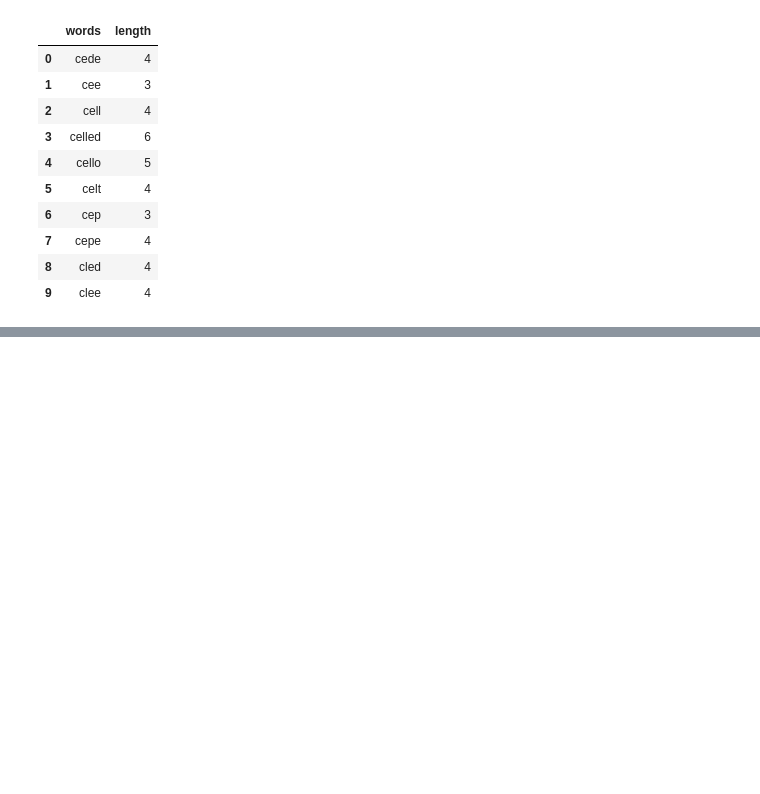
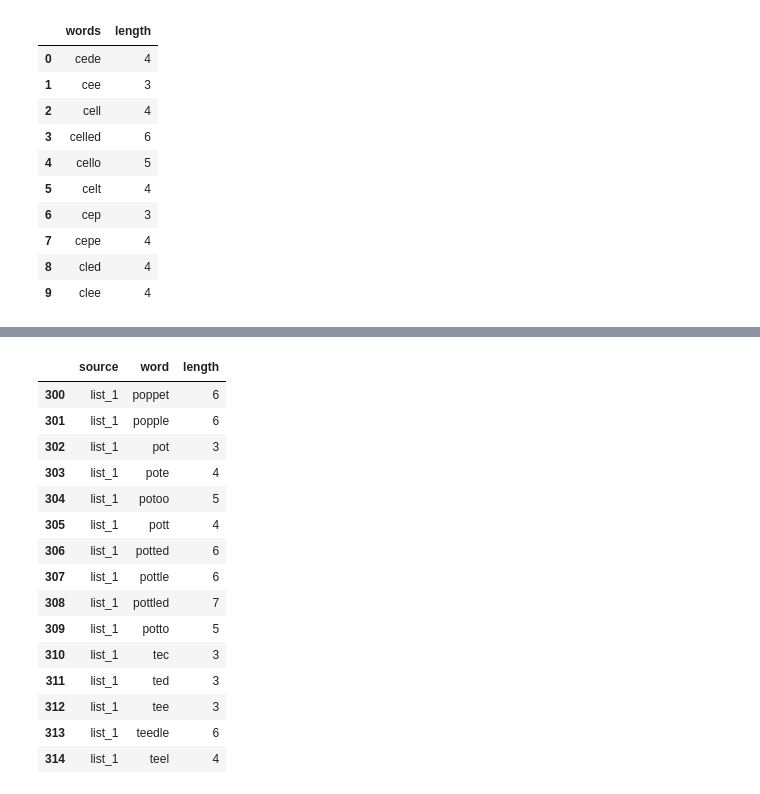
Before and after one commit to nate-walter/Words-From-The-Eye-Chart, a Jupyter notebook: Snellen_Words.ipynb, the cells around one changed output, grey strips where cells are left out. Drawn from its saved outputs; the diff is of its cells as text; code cells hidden in the pictures; blank space fills up the shorter version.

```diff
--- a/Snellen_Words.ipynb
+++ b/Snellen_Words.ipynb
@@ -241,7 +241,7 @@ improve upon.
 word_list = word_list
 pattern = 'epfdoctlz'
 
-def snellen_words(pattern):
+def snellen_words(pattern, word_list):
     ans = []
     for word in word_list:
         find = True
@@ -254,7 +254,7 @@ def snellen_words(pattern):
     return ans
 
 
-chart_words = list(snellen_words(pattern))
+chart_words = list(snellen_words(pattern, word_list))
 chart_words
 # %% [output]
 ['cede',
@@ -433,0 +451,24 @@ df.head(10)
+# %%
+lists = {'list_1': chart_words, 'list_2': only_in_enchant}
+
+data = pd.DataFrame([(k,e,len(e)) for k,l in lists.items() for e in l],
+                  columns=['source', 'word', 'length'])
+# %%
+data.iloc[300:315]
+# %% [output]
+|  | source | word | length |
+| 300 | list_1 | poppet | 6 |
+| 301 | list_1 | popple | 6 |
+| 302 | list_1 | pot | 3 |
+| 303 | list_1 | pote | 4 |
+| 304 | list_1 | potoo | 5 |
+| 305 | list_1 | pott | 4 |
+| 306 | list_1 | potted | 6 |
+| 307 | list_1 | pottle | 6 |
+| 308 | list_1 | pottled | 7 |
+| 309 | list_1 | potto | 5 |
+| 310 | list_1 | tec | 3 |
+| 311 | list_1 | ted | 3 |
+| 312 | list_1 | tee | 3 |
+| 313 | list_1 | teedle | 6 |
+| 314 | list_1 | teel | 4 |
```
Also changed, not shown: parts of 54 cells of this notebook.
